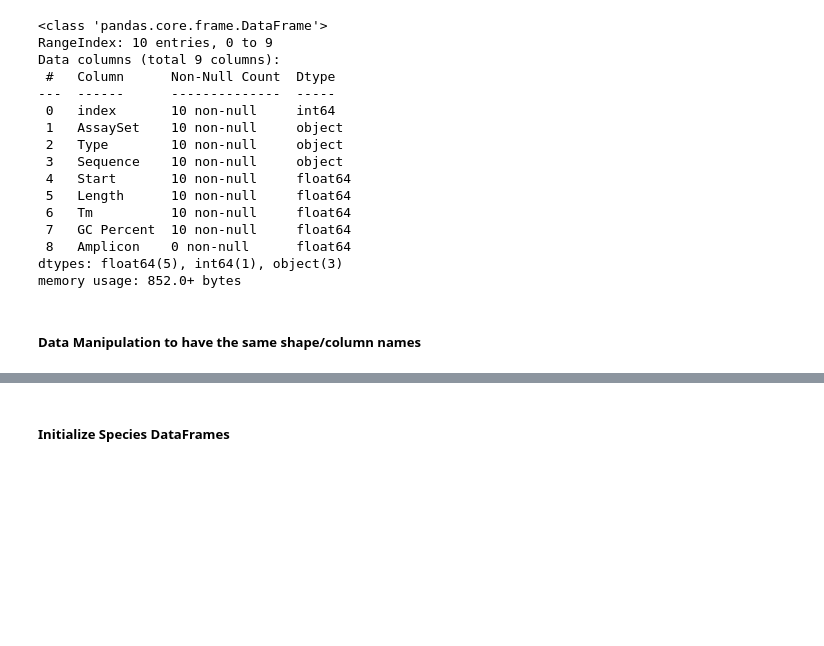
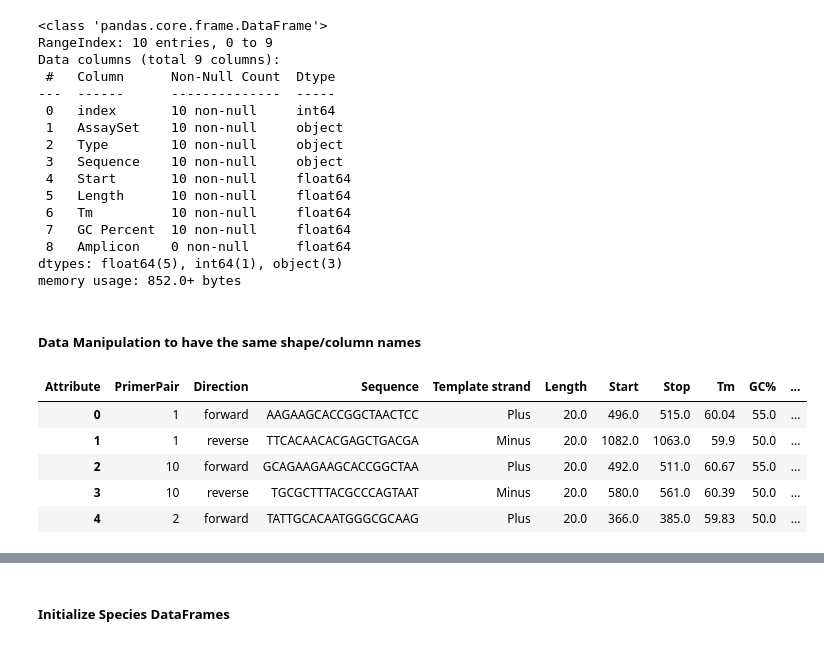
Before and after one commit to Zephyr709/3550-Bioinformatics, a Jupyter notebook: project/primerAnalysis.ipynb, the cells around one changed output, grey strips where cells are left out. Cells and saved outputs as stored; diff of their text form; code cells hidden in the pictures; blank space fills up the shorter version.

```diff
--- a/project/primerAnalysis.ipynb
+++ b/project/primerAnalysis.ipynb
@@ -78,6 +120,37 @@ def convertFastaFolderToCsv(input_folder, output_folder):
 #### Manipulating PrimerBlast DataFrames
 # %% [markdown]
 ##### Group Dataframe
+# %%
+def reshapeGroupPrimerBlast(dataframe):
+
+
+    # Assuming your DataFrame is named df
+    df = dataframe
+
+    # Melt the DataFrame to long format
+    df_long = pd.melt(df, id_vars=['Primer pair #', 'Product length'],
+                    value_vars=[col for col in df.columns if col.startswith('Forward') or col.startswith('Reverse')],
+                    var_name='Attribute', value_name='Value')
+
+    # Extract primer direction and attribute name
+    df_long['Direction'] = df_long['Attribute'].apply(lambda x: 'Forward' if 'Forward' in x else 'Reverse')
+    df_long['Attribute'] = df_long['Attribute'].apply(lambda x: x.replace('Forward primer ', '').replace('Reverse primer ', ''))
+
+    # Pivot the DataFrame back to wide format
+    df_wide = df_long.pivot_table(index=['Primer pair #', 'Product length', 'Direction'],
+                                columns='Attribute', values='Value', aggfunc='first').reset_index()
+
+    # Reorder columns
+    df_wide = df_wide[['Primer pair #', 'Direction', 'Sequence (5\'->3\')', 'Template strand', 'Length', 'Start', 'Stop', 'Tm', 'GC%', 'Self complementarity', 'Self 3\' complementarity', 'Product length']]
+
+    df_wide = df_wide.rename(columns={
+        'Sequence (5\'->3\')': 'Sequence',
+        'Primer pair #': 'PrimerPair'
+    })
+
+    df_wide['Direction'] = df_wide['Direction'].str.lower()
+
+    return df_wide
 # %% [markdown]
 ##### Species Dataframe
 # %% [markdown]
@@ -273,3 +353,13 @@ dtypes: float64(5), int64(1), object(3)
 memory usage: 852.0+ bytes
 # %% [markdown]
 ##### Data Manipulation to have the same shape/column names
+# %%
+groupData['PrimerBlast'] = reshapeGroupPrimerBlast(groupData['PrimerBlast'])
+groupData['PrimerBlast'].head()
+# %% [output]
+| Attribute | PrimerPair | Direction | Sequence | Template strand | Length | Start | Stop | Tm | GC% | ... |
+| 0 | 1 | forward | AAGAAGCACCGGCTAACTCC | Plus | 20.0 | 496.0 | 515.0 | 60.04 | 55.0 | ... |
+| 1 | 1 | reverse | TTCACAACACGAGCTGACGA | Minus | 20.0 | 1082.0 | 1063.0 | 59.9 | 50.0 | ... |
+| 2 | 10 | forward | GCAGAAGAAGCACCGGCTAA | Plus | 20.0 | 492.0 | 511.0 | 60.67 | 55.0 | ... |
+| 3 | 10 | reverse | TGCGCTTTACGCCCAGTAAT | Minus | 20.0 | 580.0 | 561.0 | 60.39 | 50.0 | ... |
+| 4 | 2 | forward | TATTGCACAATGGGCGCAAG | Plus | 20.0 | 366.0 | 385.0 | 59.83 | 50.0 | ... |
```
Also changed, not shown: parts of 5 cells of this notebook.
